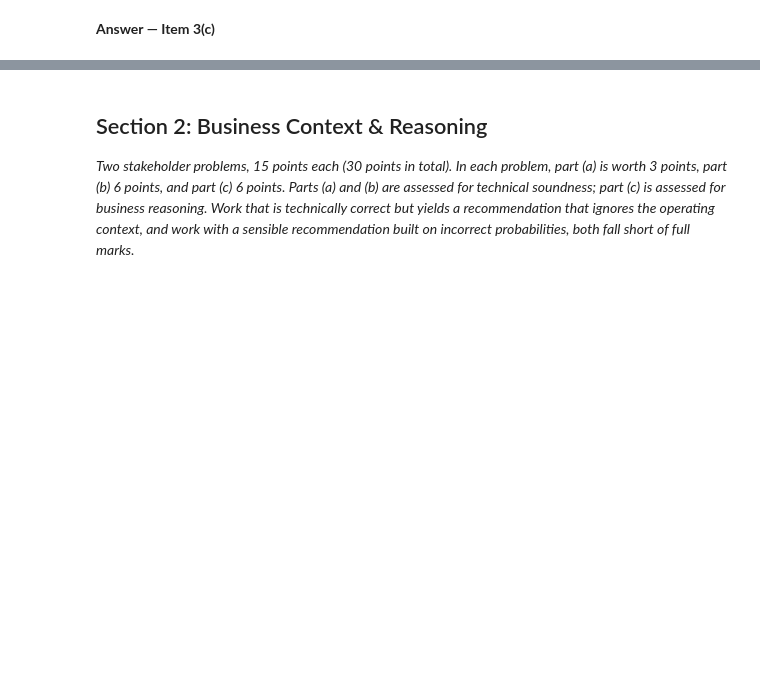
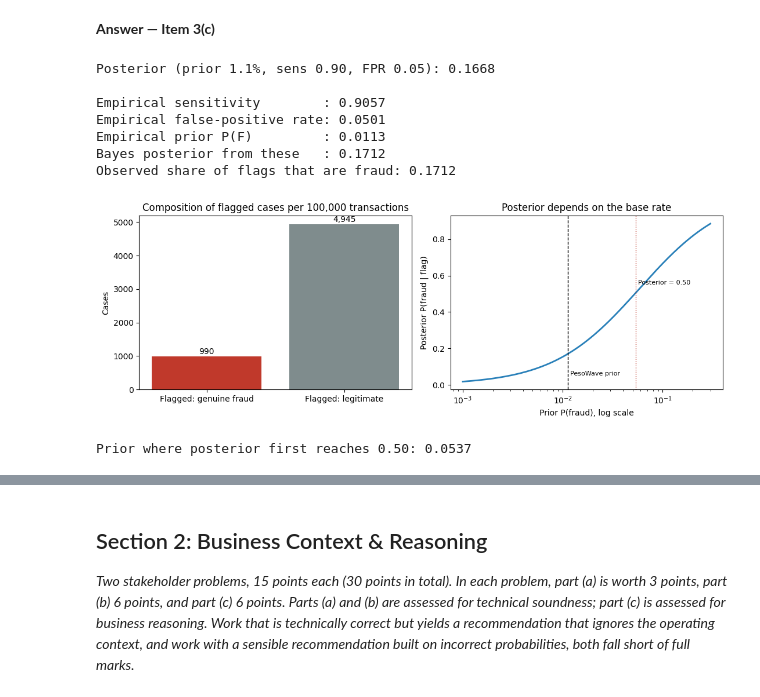
Before and after one commit to nikkeijane/PMDSC_UPC, a Jupyter notebook: DS 207 - Mathematics for Data Science/01_lesson_kits/05_probability-and-bayes/ds207_05_probability_bayes_assignment.ipynb, the cells around one changed output, grey strips where cells are left out. Cells and saved outputs as stored; diff of their text form; code cells hidden in the pictures; blank space fills up the shorter version.

```diff
--- a/DS 207 - Mathematics for Data Science/01_lesson_kits/05_probability-and-bayes/ds207_05_probability_bayes_assignment.ipynb
+++ b/DS 207 - Mathematics for Data Science/01_lesson_kits/05_probability-and-bayes/ds207_05_probability_bayes_assignment.ipynb
@@ -139,5 +407,69 @@ PesoWave's validation report for the current model states a sensitivity $P(\text
 **Answer — Item 3(c)**
 # %%
 # TODO
+def bayes_posterior(prior, sensitivity, fpr):
+    """P(fraud | flagged) from the prior, P(flag | fraud), and P(flag | legitimate)."""
+    evidence = sensitivity * prior + fpr * (1 - prior)
+    return sensitivity * prior / evidence
+
+
+# By-hand inputs
+print(f"Posterior (prior 1.1%, sens 0.90, FPR 0.05): {bayes_posterior(0.011, 0.90, 0.05):.4f}")
+
+# Empirical check on the full window
+emp_sens = df.loc[df["fraud"], "flagged"].mean()
+emp_fpr = df.loc[~df["fraud"], "flagged"].mean()
+emp_prior = df["fraud"].mean()
+emp_ppv = df.loc[df["flagged"], "fraud"].mean()
+
+print(f"\nEmpirical sensitivity        : {emp_sens:.4f}")
+print(f"Empirical false-positive rate: {emp_fpr:.4f}")
+print(f"Empirical prior P(F)         : {emp_prior:.4f}")
+print(f"Bayes posterior from these   : {bayes_posterior(emp_prior, emp_sens, emp_fpr):.4f}")
+print(f"Observed share of flags that are fraud: {emp_ppv:.4f}")
+
+fig, axes = plt.subplots(1, 2, figsize=(11, 4))
+
+# Composition of the flagged pool per 100,000 transactions
+tp = 100_000 * 0.011 * 0.90
+fp = 100_000 * 0.989 * 0.05
+axes[0].bar(["Flagged: genuine fraud", "Flagged: legitimate"], [tp, fp], color=["#c0392b", "#7f8c8d"])
+for i, v in enumerate([tp, fp]):
+    axes[0].text(i, v + 60, f"{v:,.0f}", ha="center")
+axes[0].set_title("Composition of flagged cases per 100,000 transactions")
+axes[0].set_ylabel("Cases")
+
+# Posterior as a function of the prior
+priors = np.logspace(np.log10(0.001), np.log10(0.30), 200)
+posteriors = bayes_posterior(priors, 0.90, 0.05)
+
+axes[1].plot(priors, posteriors, color="#2980b9", linewidth = 2)
+
+# First prior where posterior reaches 0.50
+cross_idx = np.where(posteriors >= 0.50)[0][0]
+cross_prior = priors[cross_idx]
+
+axes[1].axvline(cross_prior, color="#c0392b", linestyle=":", linewidth = 1)
+axes[1].text(cross_prior * 1.05, 0.55,"Posterior = 0.50", fontsize = 8)
+axes[1].axvline(emp_prior, color="black", linestyle="--", linewidth=1)
+axes[1].text(emp_prior * 1.05, 0.05, "PesoWave prior",fontsize=8)
+axes[1].set_xscale("log")
+axes[1].set_xlabel("Prior P(fraud), log scale")
+axes[1].set_ylabel("Posterior P(fraud | flag)")
+axes[1].set_title("Posterior depends on the base rate")
+plt.tight_layout()
+plt.show()
+
+print(f"\nPrior where posterior first reaches 0.50: {cross_prior:.4f}")
+# %% [output]
+Posterior (prior 1.1%, sens 0.90, FPR 0.05): 0.1668
+
+Empirical sensitivity        : 0.9057
+Empirical false-positive rate: 0.0501
+Empirical prior P(F)         : 0.0113
+Bayes posterior from these   : 0.1712
+Observed share of flags that are fraud: 0.1712
+[figure, added]
+Prior where posterior first reaches 0.50: 0.0537
 # %% [markdown]
 **Answer — Item 3(c) interpretation**
```
Also changed, not shown: parts of 16 cells of this notebook.
